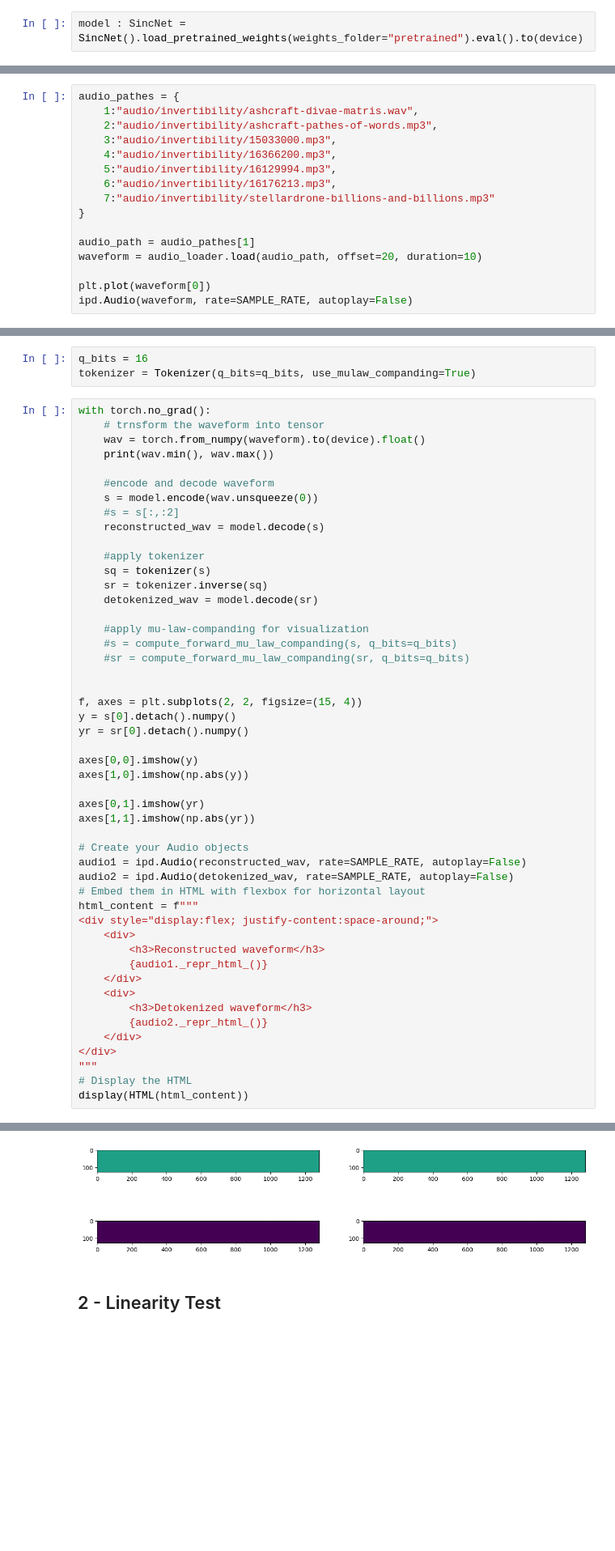
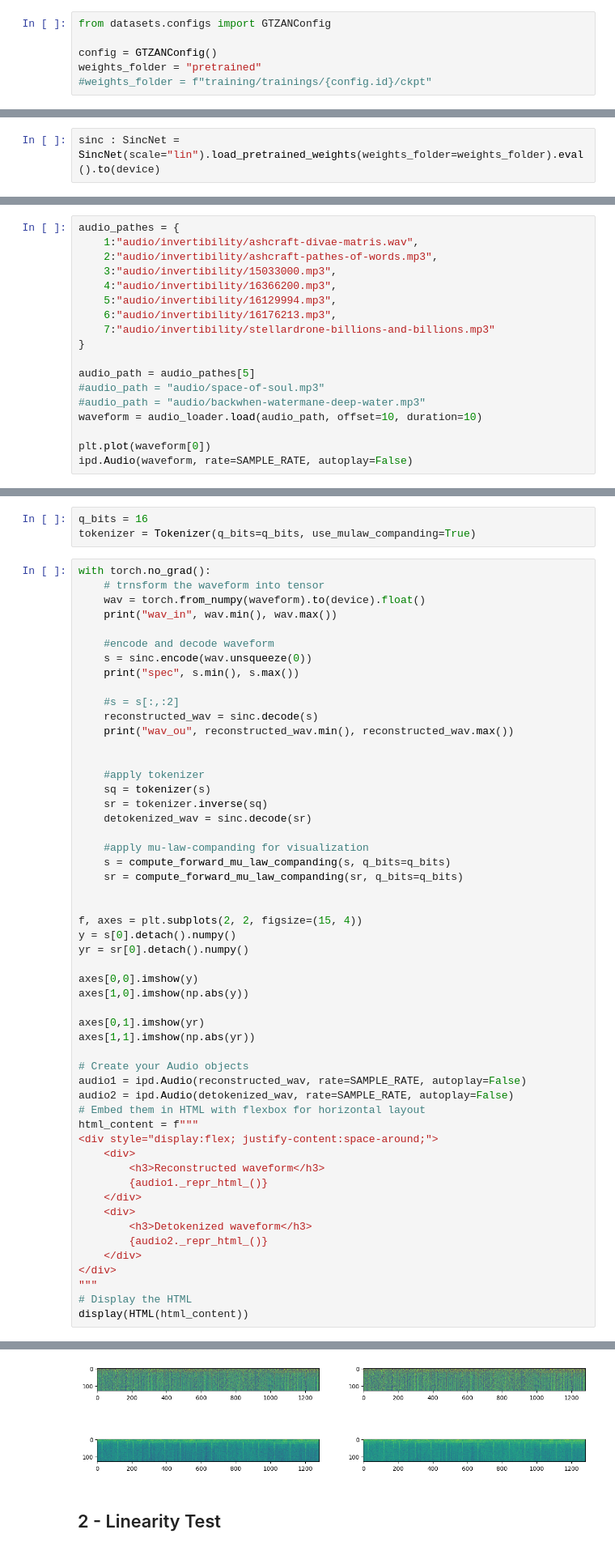
Before and after one commit to wkzng/iSincNet, a Jupyter notebook: demo.ipynb, the cells around one changed output, grey strips where cells are left out. Shown at 81% size. Cells and saved outputs as stored; diff of their text form; blank space fills up the shorter version.

```diff
--- a/demo.ipynb
+++ b/demo.ipynb
@@ -27,4 +27,8 @@ audio_loader = WaveformLoader(sample_rate=SAMPLE_RATE, chunk_duration=CHUNK_DURA
 # %% [output]
 Initialising waveform loader with sample rate sr:16000...
 # %%
-model : SincNet = SincNet().load_pretrained_weights(weights_folder="pretrained").eval().to(device)
+from datasets.configs import GTZANConfig
+
+config = GTZANConfig()
+weights_folder = "pretrained"
+#weights_folder = f"training/trainings/{config.id}/ckpt"
@@ -32,0 +35,2 @@ Loading SincNet:pretrained/16000_128_127_real_lin_causal.ckpt...
+# %%
+sinc : SincNet = SincNet(scale="lin").load_pretrained_weights(weights_folder=weights_folder).eval().to(device)
@@ -43,8 +49,10 @@ audio_pathes = {
     7:"audio/invertibility/stellardrone-billions-and-billions.mp3"
 }
 
-audio_path = audio_pathes[1]
-waveform = audio_loader.load(audio_path, offset=20, duration=10)
+audio_path = audio_pathes[5]
+#audio_path = "audio/space-of-soul.mp3"
+#audio_path = "audio/backwhen-watermane-deep-water.mp3"
+waveform = audio_loader.load(audio_path, offset=10, duration=10)
 
 plt.plot(waveform[0])
 ipd.Audio(waveform, rate=SAMPLE_RATE, autoplay=False)
@@ -58,21 +66,25 @@ tokenizer = Tokenizer(q_bits=q_bits, use_mulaw_companding=True)
 with torch.no_grad():
     # trnsform the waveform into tensor
     wav = torch.from_numpy(waveform).to(device).float()
-    print(wav.min(), wav.max())
+    print("wav_in", wav.min(), wav.max())
 
     #encode and decode waveform
-    s = model.encode(wav.unsqueeze(0))
+    s = sinc.encode(wav.unsqueeze(0))
+    print("spec", s.min(), s.max())
+
     #s = s[:,:2]
-    reconstructed_wav = model.decode(s)
+    reconstructed_wav = sinc.decode(s)
+    print("wav_ou", reconstructed_wav.min(), reconstructed_wav.max())
+
 
     #apply tokenizer
     sq = tokenizer(s)
     sr = tokenizer.inverse(sq)
-    detokenized_wav = model.decode(sr)
+    detokenized_wav = sinc.decode(sr)
 
     #apply mu-law-companding for visualization
-    #s = compute_forward_mu_law_companding(s, q_bits=q_bits)
-    #sr = compute_forward_mu_law_companding(sr, q_bits=q_bits)
+    s = compute_forward_mu_law_companding(s, q_bits=q_bits)
+    sr = compute_forward_mu_law_companding(sr, q_bits=q_bits)
 
 
 f, axes = plt.subplots(2, 2, figsize=(15, 4))
@@ -108,5 +122,5 @@ tensor(-1.) tensor(1.)
 [interactive output not drawn]
-[figure, old version]
+[figure, new version]
 # %% [markdown]
 ## 2 - Linearity Test
 # %%
```
Also changed, not shown: parts of 6 cells of this notebook, 17 other files.
